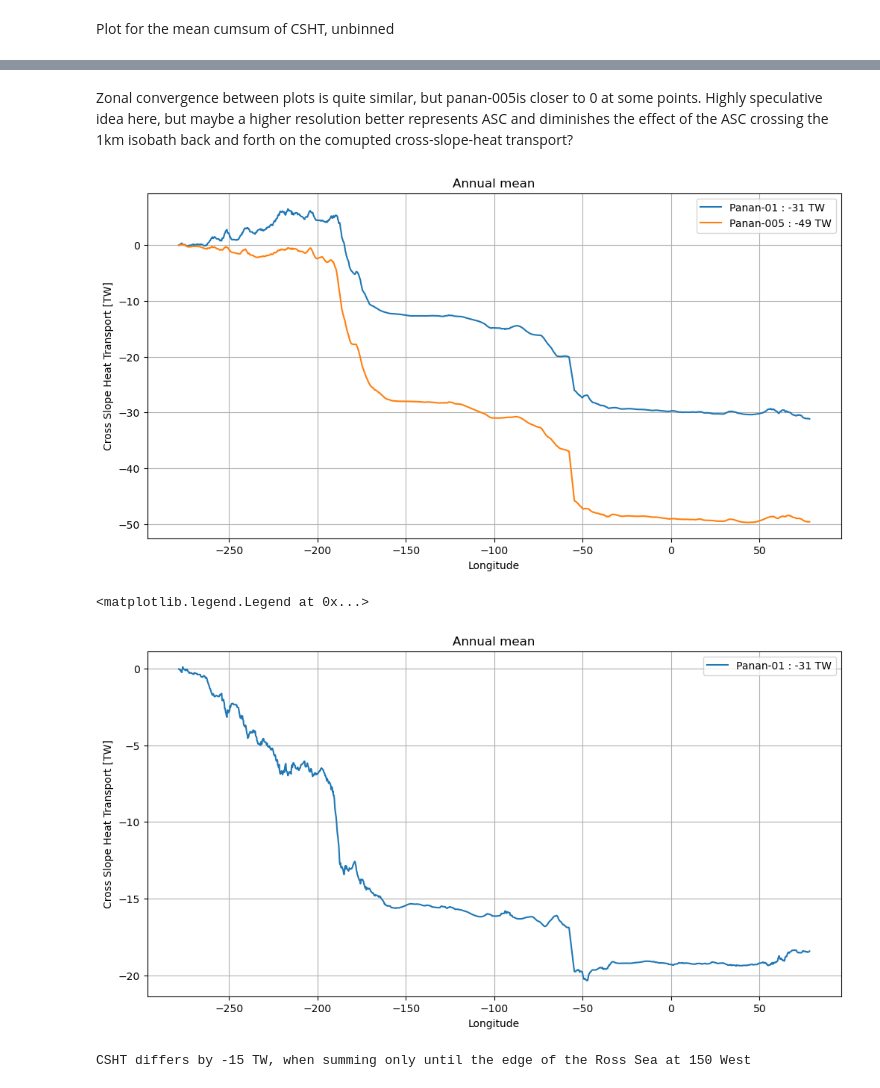
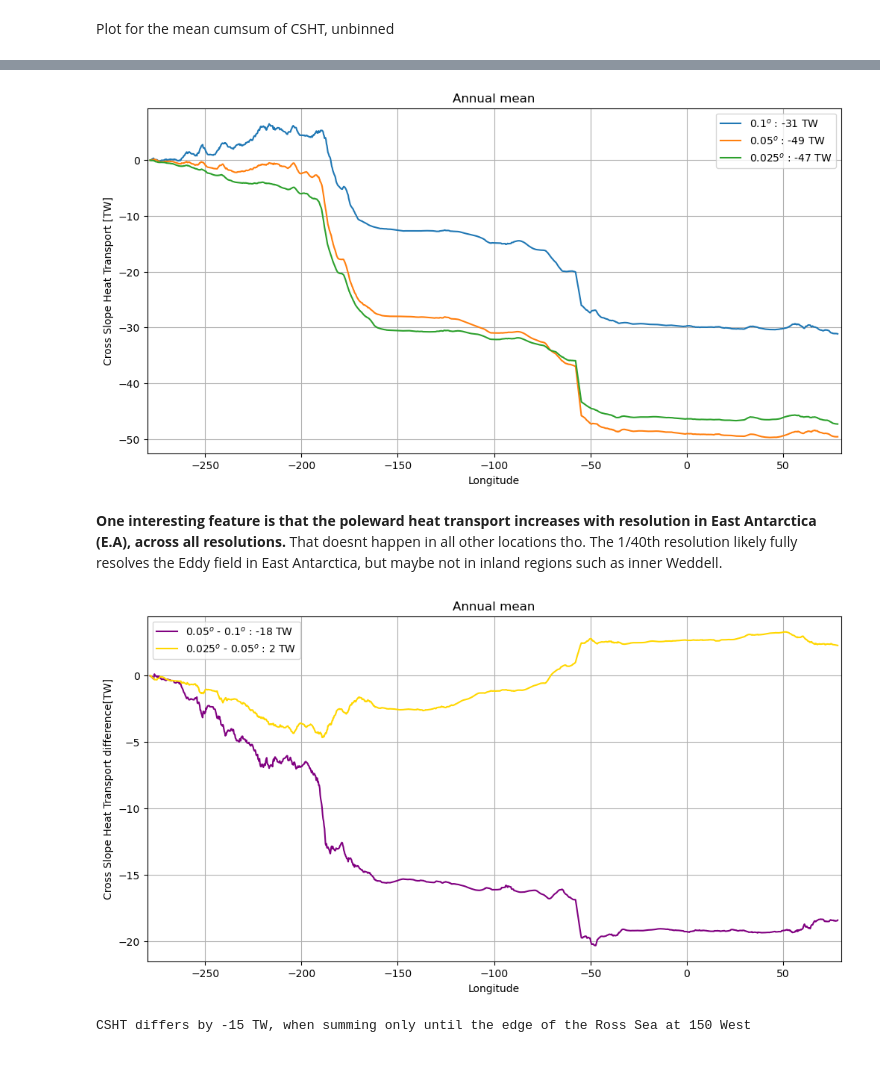
Before and after one commit to willaguiar/Panan_HT_ASC, a Jupyter notebook: Jupyter/CSHT_resolutions_totalandtimescales.ipynb, the cells around one changed output, grey strips where cells are left out. Drawn from its saved outputs; the diff is of its cells as text; code cells hidden in the pictures.

```diff
--- a/Jupyter/CSHT_resolutions_totalandtimescales.ipynb
+++ b/Jupyter/CSHT_resolutions_totalandtimescales.ipynb
@@ -67,6 +82,11 @@ P005_unbinned_lon=p005_HT.isel(time=0).lon_along_contour
 P005_binned_lon=p005_HT.isel(time=0).lon_bin_midpoints
 P005_unbinned_lat=p005_HT.isel(time=0).lat_along_contour
 P005_binned_lat=p005_HT.isel(time=0).lat_bin_midpoints
+#long and lat coordinates panan-005
+P0025_unbinned_lon=p0025_HT.isel(time=0).lon_along_contour
+P0025_binned_lon=p0025_HT.isel(time=0).lon_bin_midpoints
+P0025_unbinned_lat=p0025_HT.isel(time=0).lat_along_contour
+P0025_binned_lat=p0025_HT.isel(time=0).lat_bin_midpoints
 # %%
 #temporal means for panan01
 P01_unbinned_HT_mean=P01_unbinned_HT.groupby('time.month').mean('time').mean('month').load()
@@ -77,10 +97,16 @@ P01_binned_ZC_mean=P01_binned_ZC.groupby('time.month').mean('time').mean('month'
 P005_unbinned_HT_mean=P005_unbinned_HT.groupby('time.month').mean('time').mean('month').load()
 P005_binned_CSHT_mean=P005_binned_CSHT.groupby('time.month').mean('time').mean('month').load()
 P005_binned_ZC_mean=P005_binned_ZC.groupby('time.month').mean('time').mean('month').load()
+# %%
+#temporal means for panan0025 - THIS IS ALREADY MONTHLY SO YOU CAN STRAIGHT OUT AVERAGE
+P0025_unbinned_HT_mean=P0025_unbinned_HT.mean('time').load()
+P0025_binned_CSHT_mean=P0025_binned_CSHT.mean('time').load()
+P0025_binned_ZC_mean=P0025_binned_ZC.mean('time').load()
 # %%
 #factors
 p01_factor=P01_unbinned_HT_mean.sum()/(P01_binned_CSHT_mean+P01_binned_ZC_mean).sum()
 p005_factor=P005_unbinned_HT_mean.sum()/(P005_binned_CSHT_mean+P005_binned_ZC_mean).sum()
+p0025_factor=P0025_unbinned_HT_mean.sum()/(P0025_binned_CSHT_mean+P0025_binned_ZC_mean).sum()
 # %% [markdown]
 ### Mean total (circumpolar) cross-slope-heat-transport
 # %% [markdown]
@@ -88,12 +114,14 @@ Plot for the mean cumsum of CSHT, unbinned
 # %%
 p01_total= int(P01_unbinned_HT_mean.sum().values/1e12)
 p005_total= int(P005_unbinned_HT_mean.sum().values/1e12)
+p0025_total= int(P0025_unbinned_HT_mean.sum().values/1e12)
 fig = plt.figure(figsize=(12,6))
 
-plt.plot(P01_unbinned_lon,P01_unbinned_HT_mean.cumsum()/1e12,label="Panan-01 : " + str(p01_total) + " TW")
-plt.plot(P005_unbinned_lon,P005_unbinned_HT_mean.cumsum()/1e12,color="tab:orange",label="Panan-005 : " + str(p005_total) + " TW")
+plt.plot(P01_unbinned_lon,P01_unbinned_HT_mean.cumsum()/1e12,label=r"0.1$^{o}$ : " + str(p01_total) + " TW")
+plt.plot(P005_unbinned_lon,P005_unbinned_HT_mean.cumsum()/1e12,color="tab:orange",label=r"0.05$^{o}$ : " + str(p005_total) + " TW")
+plt.plot(P0025_unbinned_lon,P0025_unbinned_HT_mean.cumsum()/1e12,color="tab:green",label=r"0.025$^{o}$ : " + str(p0025_total) + " TW")
 plt.xlabel('Longitude'); plt.ylabel('unbinned CSHT [TW]'); plt.title('Annual mean (no ZC)')
 plt.grid()
 plt.legend()
-plt.savefig(figdir+'RESCOMP_unbinned_HT_cumsum_Annual_mean.png',dpi=300)
+plt.savefig(figdir+'RESCOMP_unbinned_HT_cumsum_Annual_mean.png',dpi=300,bbox_inches='tight')
 # %% [output]
@@ -116,28 +150,33 @@ plt.savefig(figdir+'RESCOMP_binned_ZC_cumsum_Annual_mean.png',dpi=300)
-# %% [markdown]
-Zonal convergence between plots is quite similar, but panan-005is closer to 0 at some points. Highly speculative idea here, but maybe a higher resolution better represents ASC and diminishes the effect of the ASC crossing the 1km isobath back and forth on the comupted cross-slope-heat transport?
 # %%
 fig = plt.figure(figsize=(12,6))
 
-plt.plot(P01_binned_lon,(P01_binned_CSHT_mean+P01_binned_ZC_mean).cumsum()*p01_factor/1e12,label="Panan-01 : " + str(p01_total) + " TW")
-plt.plot(P005_binned_lon,(P005_binned_CSHT_mean+P005_binned_ZC_mean).cumsum()*p005_factor/1e12,color="tab:orange",label="Panan-005 : " + str(p005_total) + " TW")
+plt.plot(P01_binned_lon,(P01_binned_CSHT_mean+P01_binned_ZC_mean).cumsum()*p01_factor/1e12,label=r"0.1$^{o}$ : " + str(p01_total) + " TW")
+plt.plot(P005_binned_lon,(P005_binned_CSHT_mean+P005_binned_ZC_mean).cumsum()*p005_factor/1e12,color="tab:orange",label=r"0.05$^{o}$ : " + str(p005_total) + " TW")
+plt.plot(P0025_binned_lon,(P0025_binned_CSHT_mean+P0025_binned_ZC_mean).cumsum()*p0025_factor/1e12,color="tab:green",label=r"0.025$^{o}$ : " + str(p0025_total) + " TW")
 plt.xlabel('Longitude'); plt.ylabel('Cross Slope Heat Transport [TW]'); plt.title('Annual mean')
 plt.grid()
 plt.legend()
-plt.savefig(figdir+'RESCOMP_binned_HTplusZC_cumsum_Annual_mean.png',dpi=300)
+plt.xlim(-280,80)
+plt.savefig(figdir+'RESCOMP_binned_HTplusZC_cumsum_Annual_mean.png',dpi=300,bbox_inches='tight')
 # %% [output]
-[figure, old version]
+[figure, new version]
+# %% [markdown]
+**One interesting feature is that the poleward heat transport increases with resolution in East Antarctica (E.A), across all resolutions.** That doesnt happen in all other locations tho. The 1/40th resolution likely fully resolves the Eddy field in East Antarctica, but maybe not in inland regions such as inner Weddell.
 # %%
 fig = plt.figure(figsize=(12,6))
 
-plt.plot(P01_binned_lon,(P005_binned_CSHT_mean+P005_binned_ZC_mean).cumsum()*p005_factor/1e12 - (P01_binned_CSHT_mean+P01_binned_ZC_mean).cumsum()*p01_factor/1e12,label="Panan-01 : " + str(p01_total) + " TW")
-#plt.plot(P005_binned_lon,(P005_binned_CSHT_mean+P005_binned_ZC_mean).cumsum()*p005_factor/1e12,color="tab:orange",label="Panan-005 : " + str(p005_total) + " TW")
-plt.xlabel('Longitude'); plt.ylabel('Cross Slope Heat Transport [TW]'); plt.title('Annual mean')
+plt.plot(P005_binned_lon,(P005_binned_CSHT_mean+P005_binned_ZC_mean).cumsum()*p005_factor/1e12 - (P01_binned_CSHT_mean+P01_binned_ZC_mean).cumsum()*p01_factor/1e12\
+         ,color="purple",label=r"0.05$^{o}$ - 0.1$^{o}$ : " + str(p005_total - p01_total) + " TW")
+plt.plot(P0025_binned_lon,(P0025_binned_CSHT_mean+P0025_binned_ZC_mean).cumsum()*p0025_factor/1e12 -(P005_binned_CSHT_mean+P005_binned_ZC_mean).cumsum()*p005_factor/1e12\
+         ,color="gold",label=r"0.025$^{o}$ - 0.05$^{o}$ : " + str(p0025_total - p005_total) + " TW")
+
+plt.xlabel('Longitude'); plt.ylabel('Cross Slope Heat Transport difference[TW]'); plt.title('Annual mean')
 plt.grid()
 plt.legend()
-#plt.savefig(figdir+'RESCOMP_binned_HTplusZC_cumsum_Annual_mean.png',dpi=300)
+plt.xlim(-280,80)
+plt.savefig(figdir+'RESCOMP_binneddifference_HTplusZC_cumsum_Annual_mean.png',dpi=300,bbox_inches='tight')
 # %% [output]
-<matplotlib.legend.Legend at 0x...>
-[figure, old version]
+[figure, new version]
 # %%
 #how much the CSHT differs at the edge of the inner Ross sea (-150)?
 Ross_cumsum_diff= (((P005_binned_CSHT_mean+P005_binned_ZC_mean).cumsum()*p005_factor/1e12).sel(lon_bin_midpoints=-150, method='nearest')) - (((P01_binned_CSHT_mean+P01_binned_ZC_mean).cumsum()*p01_factor/1e12).sel(lon_bin_midpoints=-150, method='nearest') )
```
Also changed, not shown: parts of 69 cells of this notebook.
